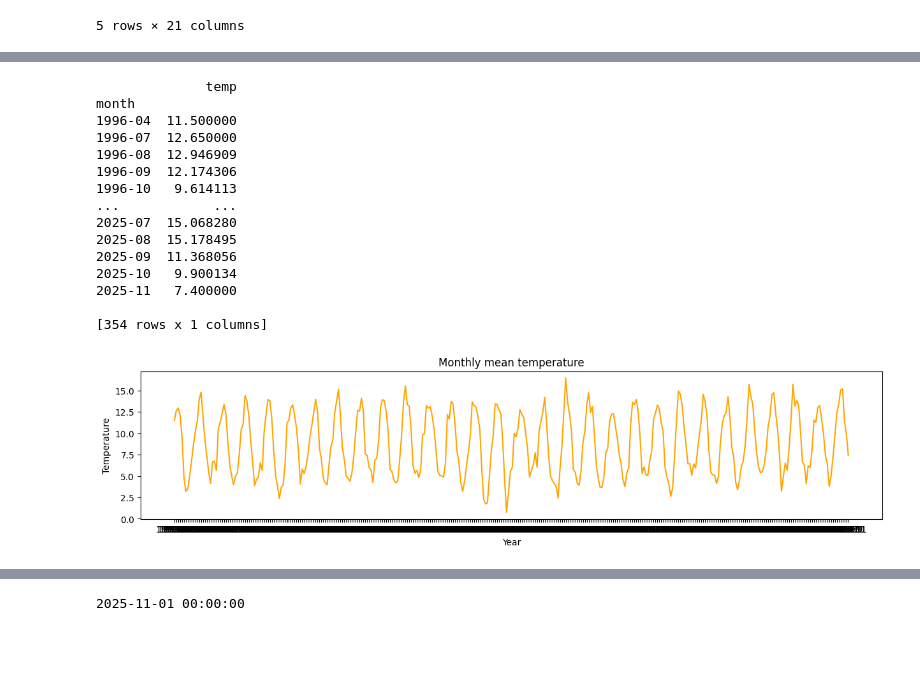
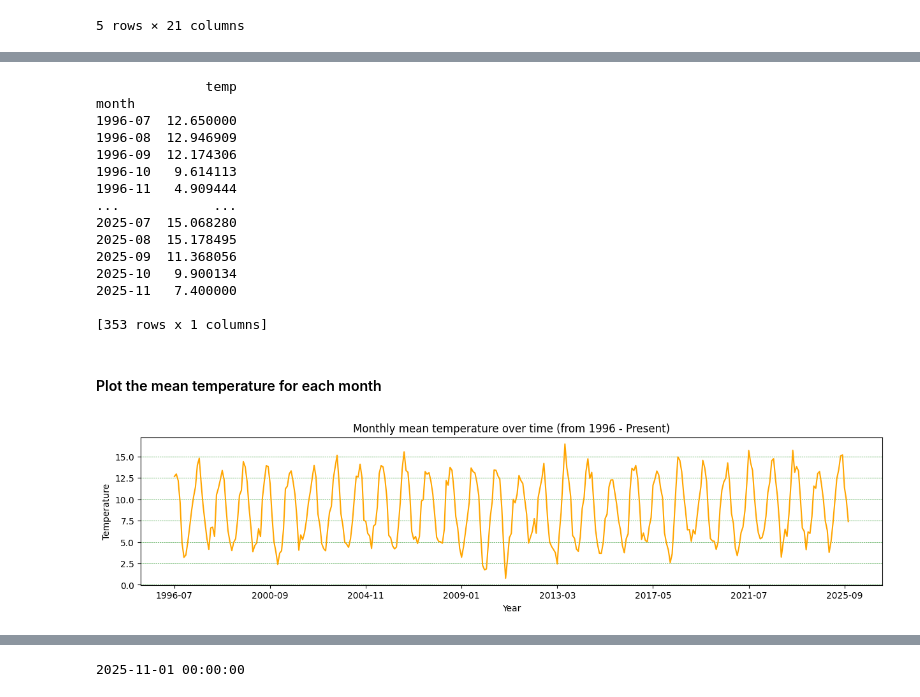
Before and after one commit to quyenphanlyons/programming-for-data-analytics, a Jupyter notebook: assignments/assignment06-weather.ipynb, the cells around one changed output, grey strips where cells are left out. Saved outputs shown, nothing was run; the diff lists cells and outputs as text; code cells hidden in the pictures; blank space fills up the shorter version.

```diff
--- a/assignments/assignment06-weather.ipynb
+++ b/assignments/assignment06-weather.ipynb
@@ -58,0 +33,3 @@ df.head()
+# %%
+df = df.iloc[1:]
+df.head()
@@ -131,11 +125,11 @@ print(df_anal1)
 # %% [output]
               temp
 month
-1996-04  11.500000
 1996-07  12.650000
 1996-08  12.946909
 1996-09  12.174306
 1996-10   9.614113
+1996-11   4.909444
 ...            ...
 2025-07  15.068280
 2025-08  15.178495
@@ -143,14 +137,18 @@ month
 2025-10   9.900134
 2025-11   7.400000
 
-[354 rows x 1 columns]
+[353 rows x 1 columns]
+# %% [markdown]
+#### Plot the mean temperature for each month
 # %%
 # Plot mean temperature each month
 plt.figure(figsize=(15,3))
-plt.plot(df_anal1.index, df_anal1["temp"], color="orange")
-plt.title('Monthly mean temperature')
+df_anal1['temp'].plot(color="orange")
+#plt.plot(df_anal1.index, df_anal1["temp"], color="orange")
+plt.title('Monthly mean temperature over time (from 1996 - Present)')
 plt.xlabel('Year')
 plt.ylabel('Temperature')
+plt.grid(axis = 'y',color = 'green', linestyle = '--', linewidth = 0.4)
 plt.show()
 # %% [output]
-[figure, old version]
+[figure, new version]
```
Also changed, not shown: parts of 41 cells of this notebook.
